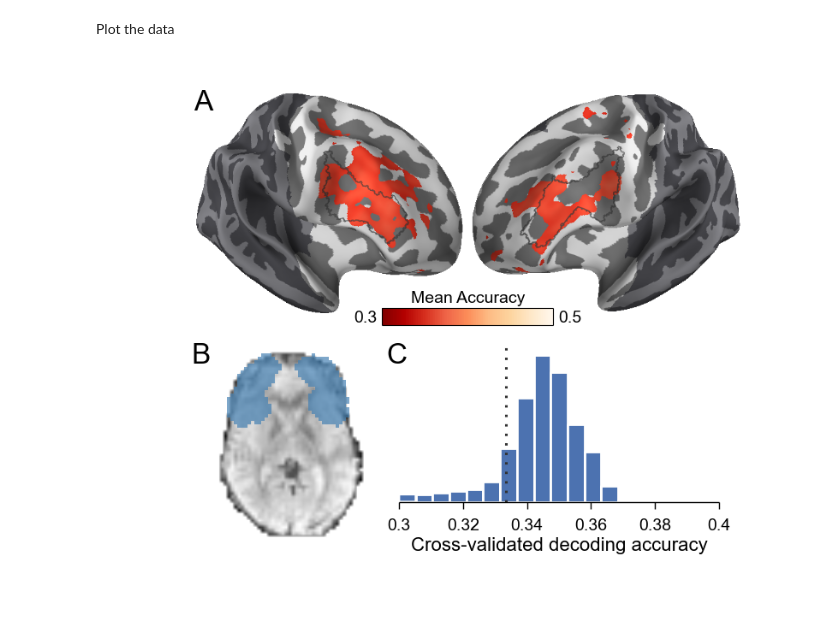
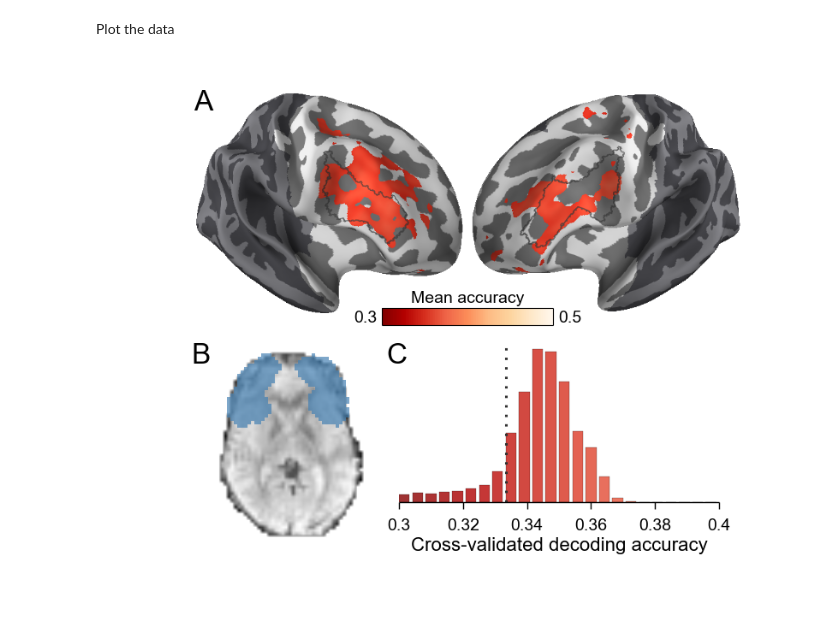
Before and after one commit to WagnerLabPapers/Waskom_JNeurosci_2014, a Jupyter notebook: Searchlight_Analysis.ipynb, the cells around one changed output. Saved outputs shown, nothing was run; the diff lists cells and outputs as text; code cells hidden in the pictures.

Commit message:
Tweak seachlight figure

```diff
--- a/Searchlight_Analysis.ipynb
+++ b/Searchlight_Analysis.ipynb
@@ -108,35 +108,39 @@ with mpl.rc_context({"axes.linewidth": .4}):
 cbar_ax.pcolormesh(np.atleast_2d(np.linspace(0, 1, 100)), cmap="OrRd_r")
 cbar_ax.set(xticks=[], yticks=[])
 fig.text(.34, .505, "0.3", ha="right", va="center", size=7)
 fig.text(.66, .505, "0.5", ha="left", va="center", size=7)
-fig.text(.5, .53, "Mean Accuracy", ha="center", va="bottom", size=7)
+fig.text(.5, .53, "Mean accuracy", ha="center", va="bottom", size=7)
 
 # Show an example slice through the mean functional and searchlight mask
 mask_ax = fig.add_axes([-.04, 0, .45, .45])
 mask_ax.imshow(epi, cmap="Greys_r")
 roi_cmap = mpl.colors.ListedColormap(["steelblue"])
 mask_ax.imshow(roi, cmap=roi_cmap, alpha=.7, interpolation="nearest")
 mask_ax.set_axis_off()
 
 # Show the distribution of average searchlight accuracy
 with mpl.rc_context({"axes.linewidth": .5,
                      "xticks.major.width": .5,
                      "yticks.major.width": .5}):
     hist_ax = fig.add_axes([.38, .12, .56, .33])
-hist_ax.hist(vertex_accs, bins=np.linspace(.3, .4, 20), edgecolor="white", lw=1)
+
+counts, bins = np.histogram(vertex_accs, np.linspace(.3, .4, 25))
+hist_pal = sns.color_palette("OrRd_r", 50)[:len(counts)]
+hist_ax.bar(bins[:-1], counts, width=.0033, color=hist_pal, alpha=.8)
+
 hist_ax.set(yticks=[], xlim=(.3, .4))
 hist_ax.set_xticks(np.linspace(.3, .4, 6))
 hist_ax.set_xticklabels(np.linspace(.3, .4, 6), size=7)
 hist_ax.set_xlabel("Cross-validated decoding accuracy", labelpad=1.5)
-hist_ax.axvline(x=1. / 3, ymax=1, ls=":", c=".2")
+hist_ax.axvline(x=.33333, ymax=1, ls=":", c=".2")
 sns.despine(ax=hist_ax, left=True)
 
 fig.text(.02, .94, "A", size=12)
 fig.text(.02, .41, "B", size=12)
 fig.text(.36, .41, "C", size=12)
 
 
-#fig.savefig("figures/figure_searchlight.tiff", dpi=300)
+fig.savefig("figures/figure_searchlight.tiff", dpi=300)
 fig.savefig("figures/figure_searchlight.png", dpi=130)
 # %% [output]
-[figure, old version]
+[figure, new version]
```
Also changed, not shown: 1 other file.
